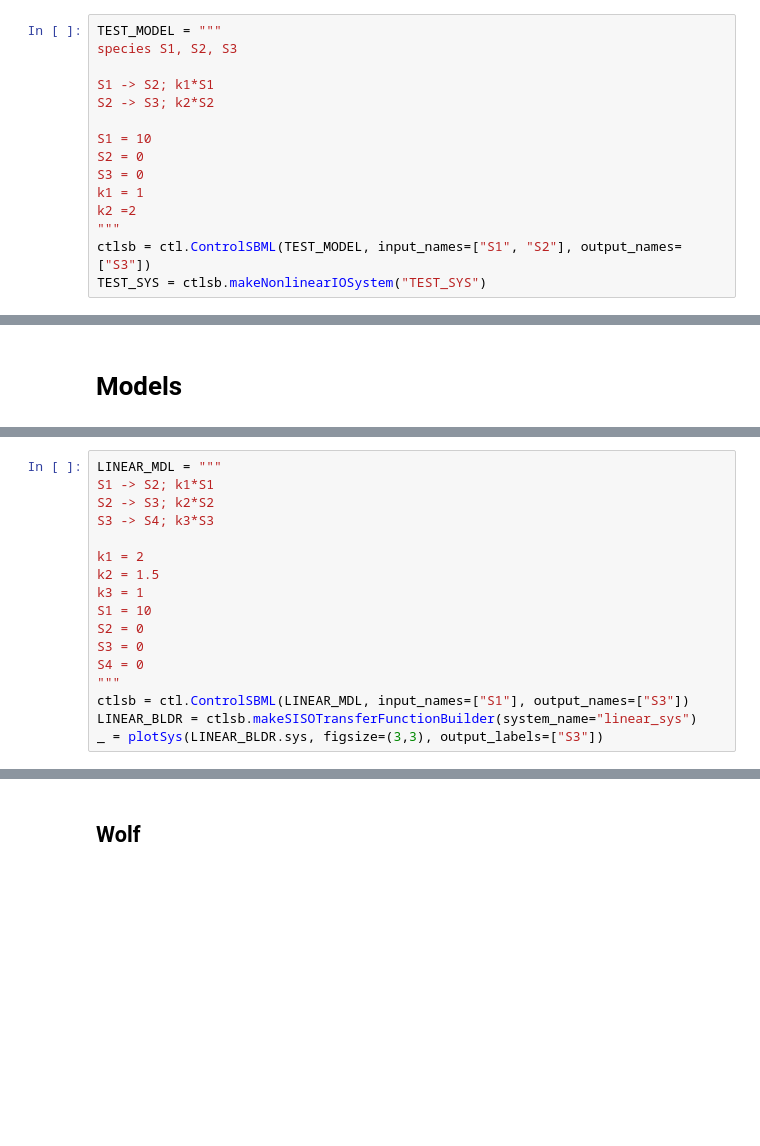
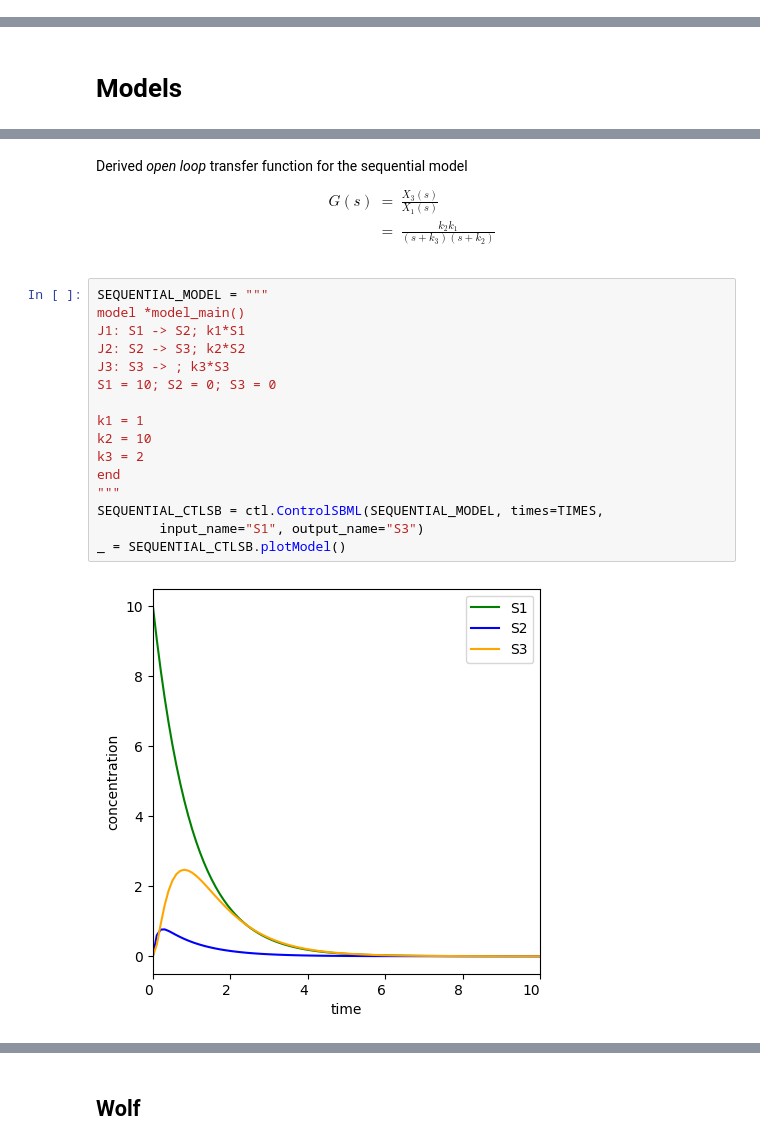
Before and after one commit to joseph-hellerstein/advanced-controls-lectures, a Jupyter notebook: lectures/lecture_13-Transfer-Functions-Closed-Loop-Systems/transfer_functions_for_closed_loop_systems.ipynb, the cells around one changed output, grey strips where cells are left out. Cells and saved outputs as stored; diff of their text form; blank space fills up the shorter version.

```diff
--- a/lectures/lecture_13-Transfer-Functions-Closed-Loop-Systems/transfer_functions_for_closed_loop_systems.ipynb
+++ b/lectures/lecture_13-Transfer-Functions-Closed-Loop-Systems/transfer_functions_for_closed_loop_systems.ipynb
@@ -52,18 +21,3 @@ we use $u(t)$ for the input signal and $y(t)$ for the output signal.
 # Helpers
 # %%
 TIMES = np.linspace(0, 10, 100)
-# %%
-TEST_MODEL = """
-species S1, S2, S3
-
-S1 -> S2; k1*S1
-S2 -> S3; k2*S2
-
-S1 = 10
-S2 = 0
-S3 = 0
-k1 = 1
-k2 =2
-"""
-ctlsb = ctl.ControlSBML(TEST_MODEL, input_names=["S1", "S2"], output_names=["S3"])
-TEST_SYS = ctlsb.makeNonlinearIOSystem("TEST_SYS")
@@ -168,17 +55,24 @@ print("OK!")
+# %% [markdown]
+Derived *open loop* transfer function for the sequential model
+\begin{eqnarray}
+G(s) & = & \frac{X_3(s)}{X_1(s)} \\
+& = & \frac{k_2 k_1 }{(s + k_3)(s + k_2)} \\
+\end{eqnarray}
 # %%
-LINEAR_MDL = """
-S1 -> S2; k1*S1
-S2 -> S3; k2*S2
-S3 -> S4; k3*S3
+SEQUENTIAL_MODEL = """
+model *model_main()
+J1: S1 -> S2; k1*S1
+J2: S2 -> S3; k2*S2
+J3: S3 -> ; k3*S3
+S1 = 10; S2 = 0; S3 = 0
 
-k1 = 2
-k2 = 1.5
-k3 = 1
-S1 = 10
-S2 = 0
-S3 = 0
-S4 = 0
+k1 = 1
+k2 = 10
+k3 = 2
+end
 """
-ctlsb = ctl.ControlSBML(LINEAR_MDL, input_names=["S1"], output_names=["S3"])
-LINEAR_BLDR = ctlsb.makeSISOTransferFunctionBuilder(system_name="linear_sys")
-_ = plotSys(LINEAR_BLDR.sys, figsize=(3,3), output_labels=["S3"])
+SEQUENTIAL_CTLSB = ctl.ControlSBML(SEQUENTIAL_MODEL, times=TIMES,
+        input_name="S1", output_name="S3")
+_ = SEQUENTIAL_CTLSB.plotModel()
+# %% [output]
+[figure, added]
```
Also changed, not shown: parts of 110 cells of this notebook, 3 other files.
